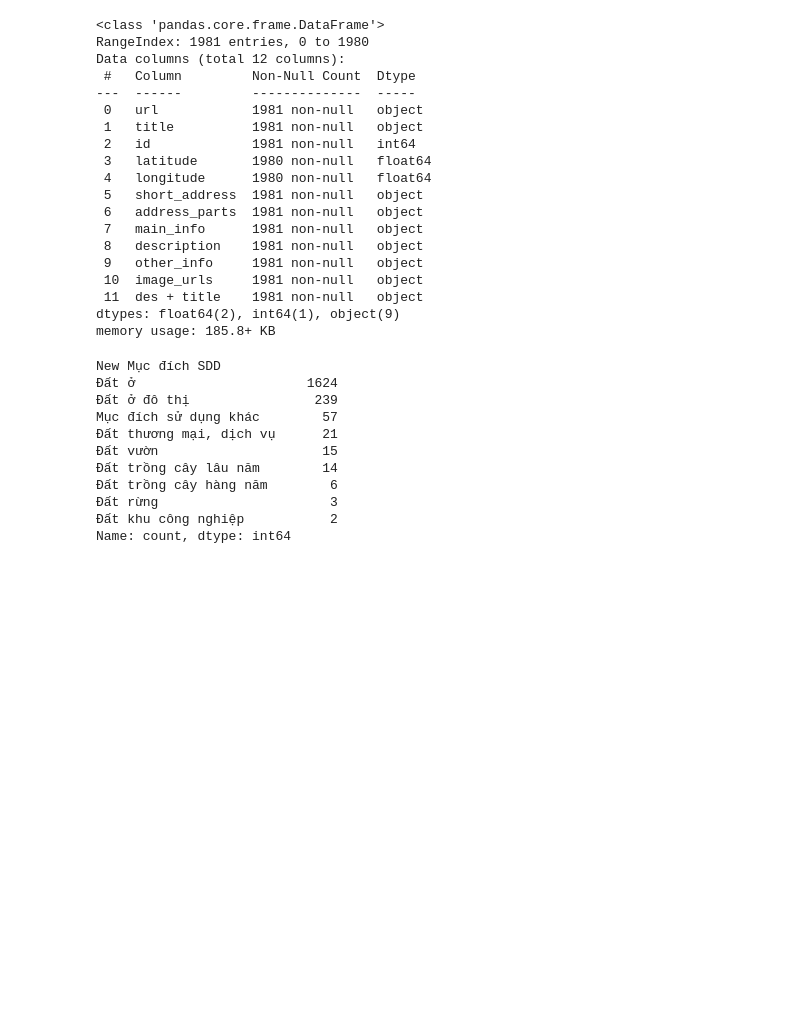
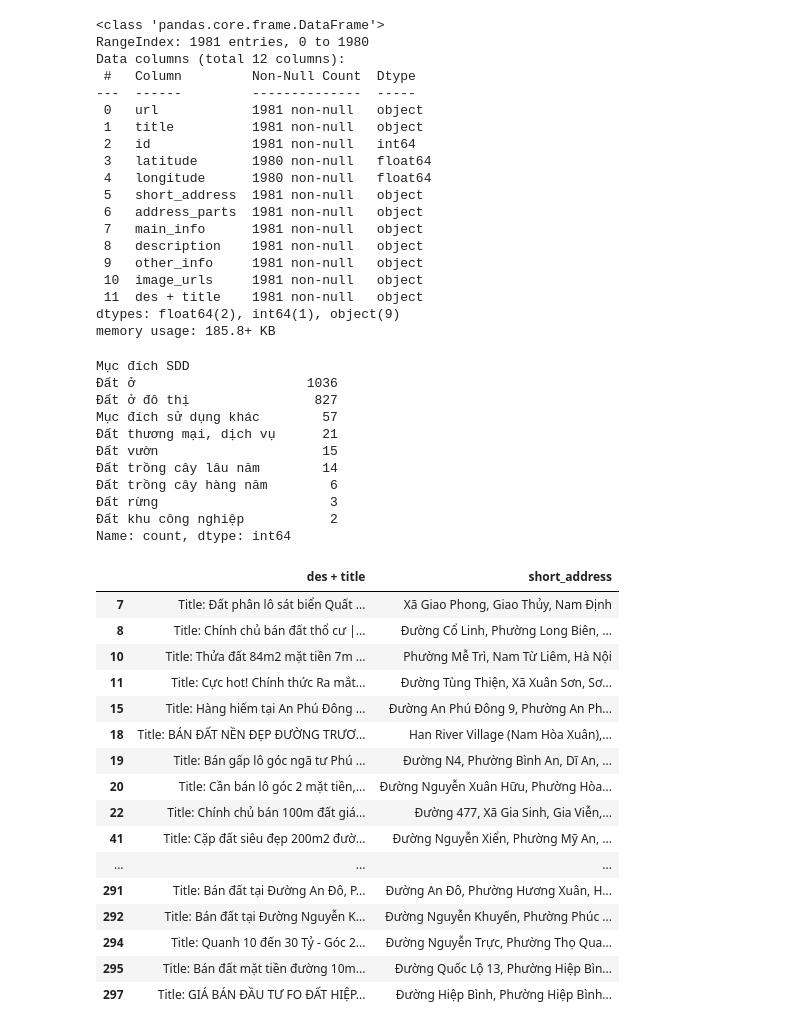
Before and after one commit to PhamMaiLinh-2403/estates-scraping-bds, a Jupyter notebook: test_dat.ipynb, the cells around one changed output. Cells and saved outputs as stored; diff of their text form; code cells hidden in the pictures; blank space fills up the shorter version.

Commit message:
add condition to mục đích sdd

```diff
--- a/test_dat.ipynb
+++ b/test_dat.ipynb
@@ -102,17 +102,19 @@ def new_search_purpose(row):
             if re.search('Phường', row['short_address']):
                 return 'Đất ở đô thị'
         return f'{num_pur[0]}'
+    if re.search('Phường', row['short_address']):
+        return 'Đất ở đô thị'
     return 'Đất ở'
 
 # land['Mục đích SDD'] = land['des + title'].apply(search_purpose)
-land['Mục đích SDD'] = land['des + title'].apply(search_purpose)
-land['New Mục đích SDD'] = land.apply(new_search_purpose, axis = 1)
-print(land['New Mục đích SDD'].value_counts())
+# land['Mục đích SDD'] = land['des + title'].apply(search_purpose)
+land['Mục đích SDD'] = land.apply(new_search_purpose, axis = 1)
+print(land['Mục đích SDD'].value_counts())
 # real không có từ gì: 1, 5, 10, 12, 13, 15, 18, 19, 20, 26, 32, 33, 36, 41, 42, 44, 45, 46, 49, 50, 53, 60, 63, 64, 66, 67, 68, 70, 72, 75, 79, 81, 85, 86, 87, 89, 90, 91, 93, 94, 95, 98, 100, 101, 106, 108, 109, 114, 115, 124, 129, 130, 132, 133, 134, 143, 144, 147, 148, 150, 152, 154, 156, 157, 158, 159, 161, 162, 163, 165, 168, 169, 170, 171, 174, 177, 178, 181, 183, 184, 185, 189, 192 (bán đất mặt tiền đường thương mại), 193, 194, 196, 200, 201, 203, 205, 206, 207, 208, 209, 211
 # %% [output]
-New Mục đích SDD
-Đất ở                      1624
-Đất ở đô thị                239
+Mục đích SDD
+Đất ở                      1036
+Đất ở đô thị                827
 Mục đích sử dụng khác        57
 Đất thương mại, dịch vụ      21
 Đất vườn                     15
@@ -121,3 +123,23 @@ Mục đích sử dụng khác        57
 Đất rừng                      3
 Đất khu công nghiệp           2
 Name: count, dtype: int64
+# %%
+land[land['Mục đích SDD'] == 'Đất ở đô thị'][['des + title', 'short_address']].iloc[:100]
+# %% [output]
+|  | des + title | short_address |
+| 7 | Title: Đất phân lô sát biển Quất ... | Xã Giao Phong, Giao Thủy, Nam Định |
+| 8 | Title: Chính chủ bán đất thổ cư |... | Đường Cổ Linh, Phường Long Biên, ... |
+| 10 | Title: Thửa đất 84m2 mặt tiền 7m ... | Phường Mễ Trì, Nam Từ Liêm, Hà Nội |
+| 11 | Title: Cực hot! Chính thức Ra mắt... | Đường Tùng Thiện, Xã Xuân Sơn, Sơ... |
+| 15 | Title: Hàng hiếm tại An Phú Đông ... | Đường An Phú Đông 9, Phường An Ph... |
+| 18 | Title: BÁN ĐẤT NỀN ĐẸP ĐƯỜNG TRƯƠ... | Han River Village (Nam Hòa Xuân),... |
+| 19 | Title: Bán gấp lô góc ngã tư Phú ... | Đường N4, Phường Bình An, Dĩ An, ... |
+| 20 | Title: Cần bán lô góc 2 mặt tiền,... | Đường Nguyễn Xuân Hữu, Phường Hòa... |
+| 22 | Title: Chính chủ bán 100m đất giá... | Đường 477, Xã Gia Sinh, Gia Viễn,... |
+| 41 | Title: Cặp đất siêu đẹp 200m2 đườ... | Đường Nguyễn Xiển, Phường Mỹ An, ... |
+| ... | ... | ... |
+| 291 | Title: Bán đất tại Đường An Đô, P... | Đường An Đô, Phường Hương Xuân, H... |
+| 292 | Title: Bán đất tại Đường Nguyễn K... | Đường Nguyễn Khuyến, Phường Phúc ... |
+| 294 | Title: Quanh 10 đến 30 Tỷ - Góc 2... | Đường Nguyễn Trực, Phường Thọ Qua... |
+| 295 | Title: Bán đất mặt tiền đường 10m... | Đường Quốc Lộ 13, Phường Hiệp Bìn... |
+| 297 | Title: GIÁ BÁN ĐẦU TƯ FO ĐẤT HIỆP... | Đường Hiệp Bình, Phường Hiệp Bình... |
```
